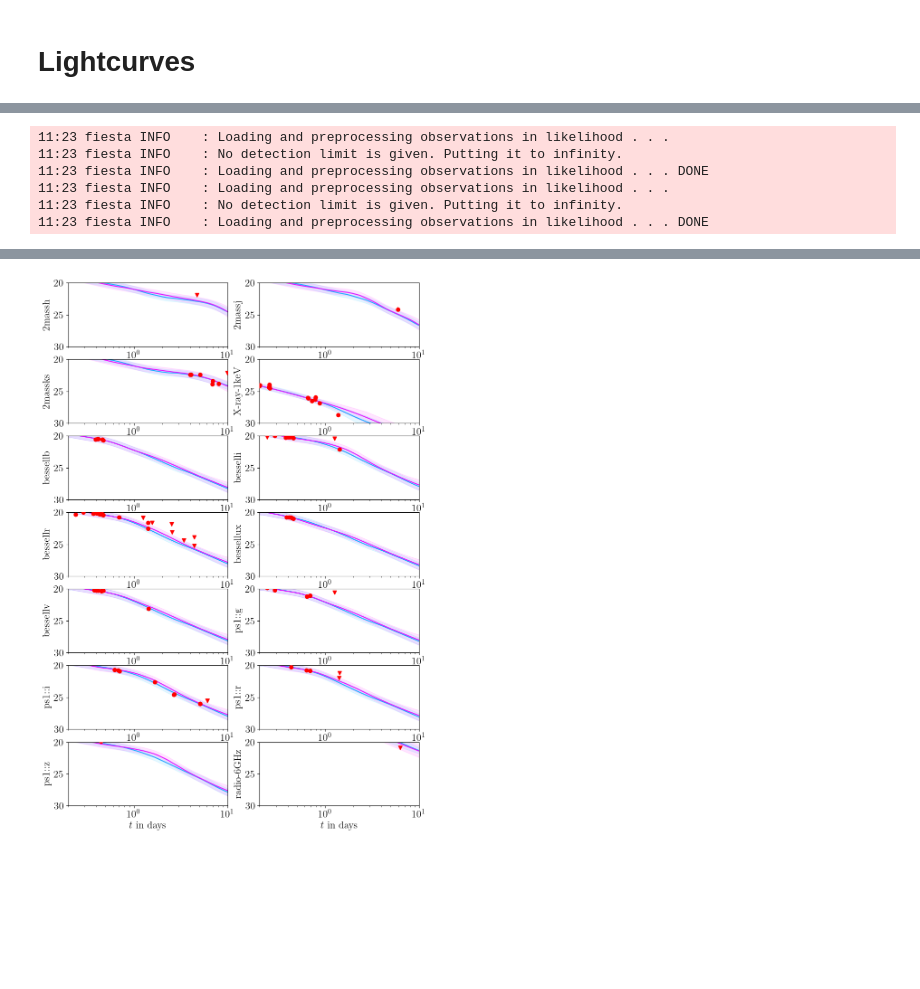
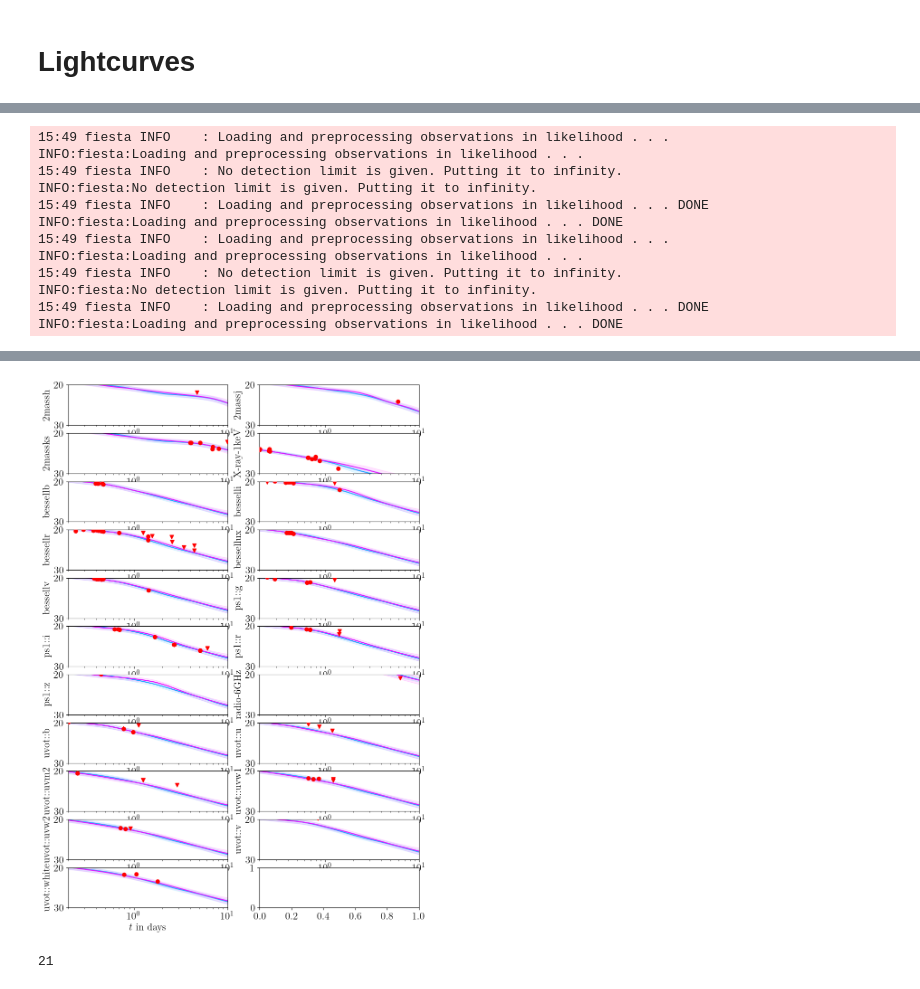
Before and after one commit to nuclear-multimessenger-astronomy/paper_fiesta, a Jupyter notebook: src/paper_fiesta/real_events/KN+GRB/GRB211211A/compare_posteriors.ipynb, the cells around one changed output, grey strips where cells are left out. Drawn from its saved outputs; the diff is of its cells as text; code cells hidden in the pictures; blank space fills up the shorter version.

Commit message:
better injection and real event plots

```diff
--- a/src/paper_fiesta/real_events/KN+GRB/GRB211211A/compare_posteriors.ipynb
+++ b/src/paper_fiesta/real_events/KN+GRB/GRB211211A/compare_posteriors.ipynb
@@ -190,10 +207,9 @@ model_pbag = CombinedSurrogate(models=[model_pbag, model2],
 # %%
 likelihood_afgpy = EMLikelihood(model_afgpy,
                           data,
-                          data.keys(),
+                          trigger_time=trigger_time,
                           tmin=0.2,
                           tmax=150.,
-                          trigger_time=trigger_time,
                           detection_limit = None,
                           fixed_params={"luminosity_distance": 358.47968, "redshift": 0.0763})
 
@@ -204,10 +220,9 @@ lc_plotter_afgpy = LightcurvePlotter(posterior_afgpy,
 
 likelihood_pbag = EMLikelihood(model_pbag,
                           data,
-                          data.keys(),
+                          trigger_time=trigger_time,
                           tmin=0.2,
                           tmax=150.,
-                          trigger_time=trigger_time,
                           detection_limit = None,
                           fixed_params={"luminosity_distance": 358.47968, "redshift": 0.0763})
 
@@ -215,14 +230,20 @@ lc_plotter_pbag = LightcurvePlotter(posterior_pbag,
                                      likelihood_pbag,
                                      systematics_file="./systematics_file.yaml")
 # %% [output]
-11:23 fiesta INFO    : Loading and preprocessing observations in likelihood . . .
-11:23 fiesta INFO    : No detection limit is given. Putting it to infinity.
-11:23 fiesta INFO    : Loading and preprocessing observations in likelihood . . . DONE
-11:23 fiesta INFO    : Loading and preprocessing observations in likelihood . . .
-11:23 fiesta INFO    : No detection limit is given. Putting it to infinity.
-11:23 fiesta INFO    : Loading and preprocessing observations in likelihood . . . DONE
+15:49 fiesta INFO    : Loading and preprocessing observations in likelihood . . .
+INFO:fiesta:Loading and preprocessing observations in likelihood . . .
+15:49 fiesta INFO    : No detection limit is given. Putting it to infinity.
+INFO:fiesta:No detection limit is given. Putting it to infinity.
+15:49 fiesta INFO    : Loading and preprocessing observations in likelihood . . . DONE
+INFO:fiesta:Loading and preprocessing observations in likelihood . . . DONE
+15:49 fiesta INFO    : Loading and preprocessing observations in likelihood . . .
+INFO:fiesta:Loading and preprocessing observations in likelihood . . .
+15:49 fiesta INFO    : No detection limit is given. Putting it to infinity.
+INFO:fiesta:No detection limit is given. Putting it to infinity.
+15:49 fiesta INFO    : Loading and preprocessing observations in likelihood . . . DONE
+INFO:fiesta:Loading and preprocessing observations in likelihood . . . DONE
 # %%
-fig, ax = plt.subplots(7, 2, figsize=(10, 15))
+fig, ax = plt.subplots(11, 2, figsize=(10, 15))
 
 for cax, filt in zip(ax.flatten(), data.keys()):
     lc_plotter_afgpy.plot_data(cax, filt, color="red")
@@ -262 +283,5 @@ WARNING:fiesta:Filters {'X-ray-1keV'} in systematics file are not part of the li
-[figure, old version]
+[figure, new version]
+# %%
+len(data.keys())
+# %% [output]
+21
```
Also changed, not shown: parts of 11 cells of this notebook, 20 other files.
